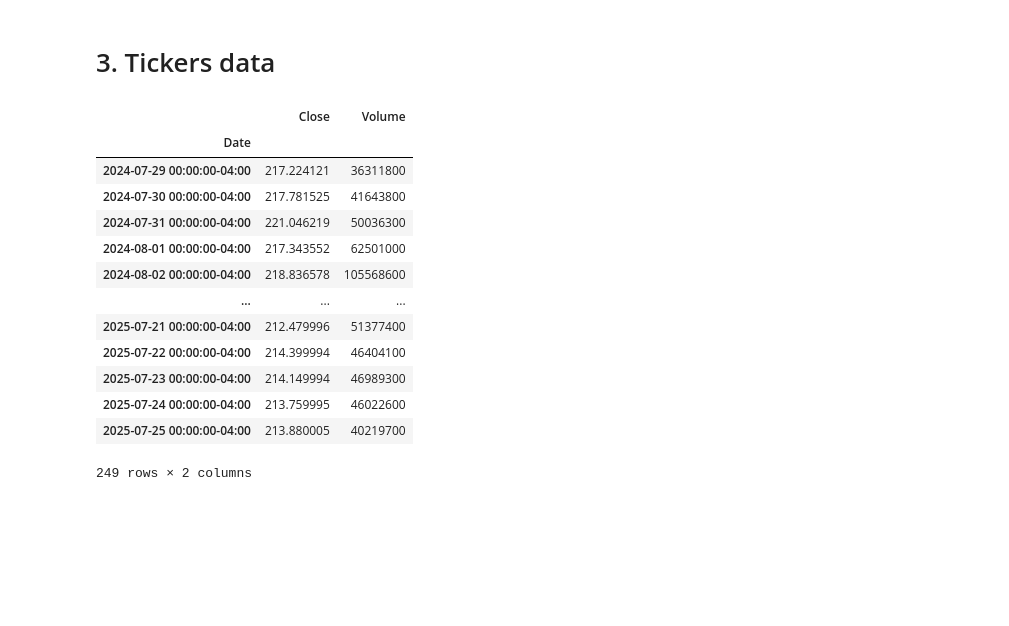
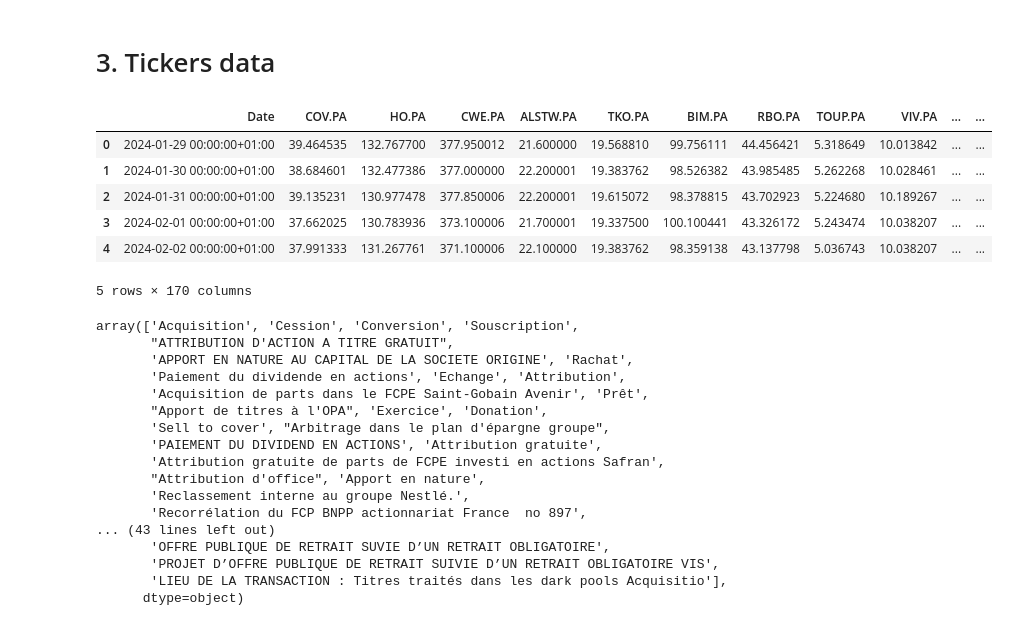
Before and after one commit to ltbrs/france-insider-trading, a Jupyter notebook: explo.ipynb, the cells around one changed output. Saved outputs shown, nothing was run; the diff lists cells and outputs as text; code cells hidden in the pictures; blank space fills up the shorter version.

Commit message:
ticker downloads

```diff
--- a/explo.ipynb
+++ b/explo.ipynb
@@ -109,17 +33,0 @@ aapl = get_daily_prices('AAPL', 365)
-# %%
-aapl
-# %% [output]
-|  | Close | Volume |
-| Date |  |  |
-| 2024-07-29 00:00:00-04:00 | 217.224121 | 36311800 |
-| 2024-07-30 00:00:00-04:00 | 217.781525 | 41643800 |
-| 2024-07-31 00:00:00-04:00 | 221.046219 | 50036300 |
-| 2024-08-01 00:00:00-04:00 | 217.343552 | 62501000 |
-| 2024-08-02 00:00:00-04:00 | 218.836578 | 105568600 |
-| ... | ... | ... |
-| 2025-07-21 00:00:00-04:00 | 212.479996 | 51377400 |
-| 2025-07-22 00:00:00-04:00 | 214.399994 | 46404100 |
-| 2025-07-23 00:00:00-04:00 | 214.149994 | 46989300 |
-| 2025-07-24 00:00:00-04:00 | 213.759995 | 46022600 |
-| 2025-07-25 00:00:00-04:00 | 213.880005 | 40219700 |
-249 rows × 2 columns
@@ -125,0 +44,2 @@ aapl
+# %%
+tickers_df = pd.read_csv('data/tickers_data_20250727.csv')
@@ -125,0 +48,30 @@ aapl
+# %%
+tickers_df.head()
+# %% [output]
+|  | Date | COV.PA | HO.PA | CWE.PA | ALSTW.PA | TKO.PA | BIM.PA | RBO.PA | TOUP.PA | VIV.PA | ... | ... |
+| 0 | 2024-01-29 00:00:00+01:00 | 39.464535 | 132.767700 | 377.950012 | 21.600000 | 19.568810 | 99.756111 | 44.456421 | 5.318649 | 10.013842 | ... | ... |
+| 1 | 2024-01-30 00:00:00+01:00 | 38.684601 | 132.477386 | 377.000000 | 22.200001 | 19.383762 | 98.526382 | 43.985485 | 5.262268 | 10.028461 | ... | ... |
+| 2 | 2024-01-31 00:00:00+01:00 | 39.135231 | 130.977478 | 377.850006 | 22.200001 | 19.615072 | 98.378815 | 43.702923 | 5.224680 | 10.189267 | ... | ... |
+| 3 | 2024-02-01 00:00:00+01:00 | 37.662025 | 130.783936 | 373.100006 | 21.700001 | 19.337500 | 100.100441 | 43.326172 | 5.243474 | 10.038207 | ... | ... |
+| 4 | 2024-02-02 00:00:00+01:00 | 37.991333 | 131.267761 | 371.100006 | 22.100000 | 19.383762 | 98.359138 | 43.137798 | 5.036743 | 10.038207 | ... | ... |
+5 rows × 170 columns
+# %%
+df['operation'].unique()
+# %% [output]
+array(['Acquisition', 'Cession', 'Conversion', 'Souscription',
+       "ATTRIBUTION D'ACTION A TITRE GRATUIT",
+       'APPORT EN NATURE AU CAPITAL DE LA SOCIETE ORIGINE', 'Rachat',
+       'Paiement du dividende en actions', 'Echange', 'Attribution',
+       'Acquisition de parts dans le FCPE Saint-Gobain Avenir', 'Prêt',
+       "Apport de titres à l'OPA", 'Exercice', 'Donation',
+       'Sell to cover', "Arbitrage dans le plan d'épargne groupe",
+       'PAIEMENT DU DIVIDEND EN ACTIONS', 'Attribution gratuite',
+       'Attribution gratuite de parts de FCPE investi en actions Safran',
+       "Attribution d'office", 'Apport en nature',
+       'Reclassement interne au groupe Nestlé.',
+       'Recorrélation du FCP BNPP actionnariat France  no 897',
+... (43 lines left out)
+       'OFFRE PUBLIQUE DE RETRAIT SUVIE D’UN RETRAIT OBLIGATOIRE',
+       'PROJET D’OFFRE PUBLIQUE DE RETRAIT SUIVIE D’UN RETRAIT OBLIGATOIRE VIS',
+       'LIEU DE LA TRANSACTION : Titres traités dans les dark pools Acquisitio'],
+      dtype=object)
```
Also changed, not shown: parts of 18 cells of this notebook, 4 other files.
